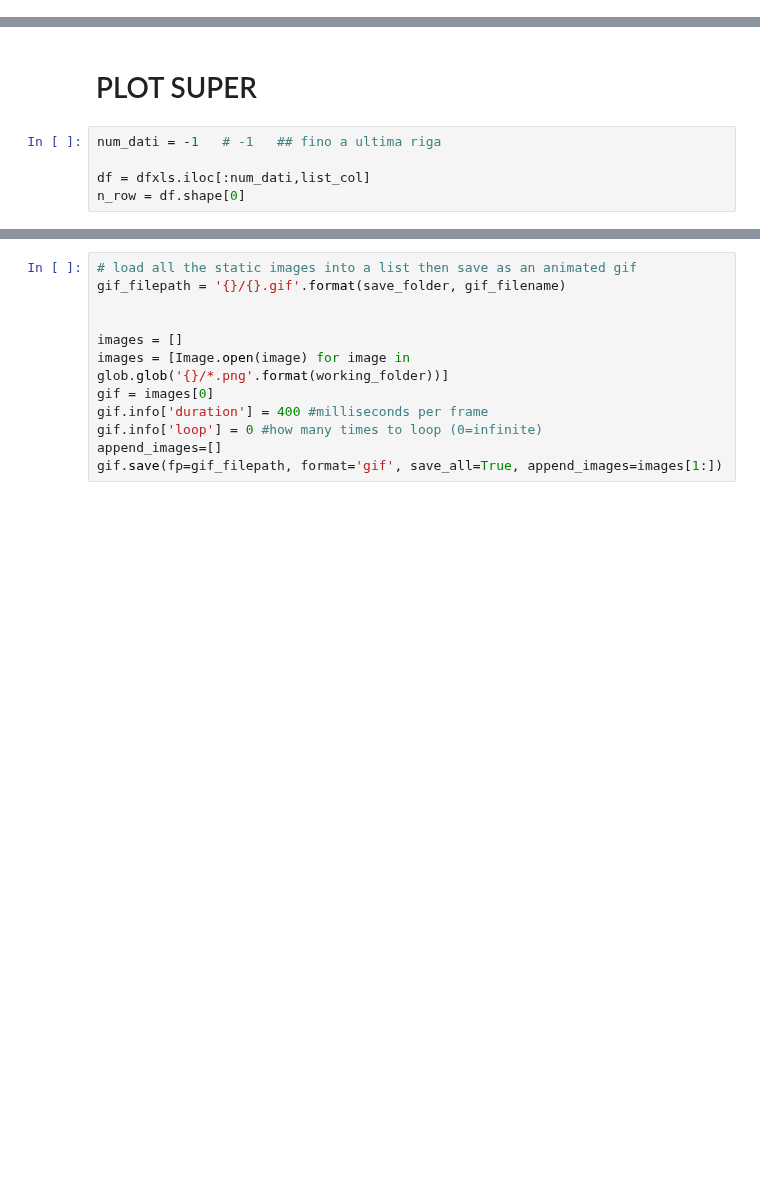
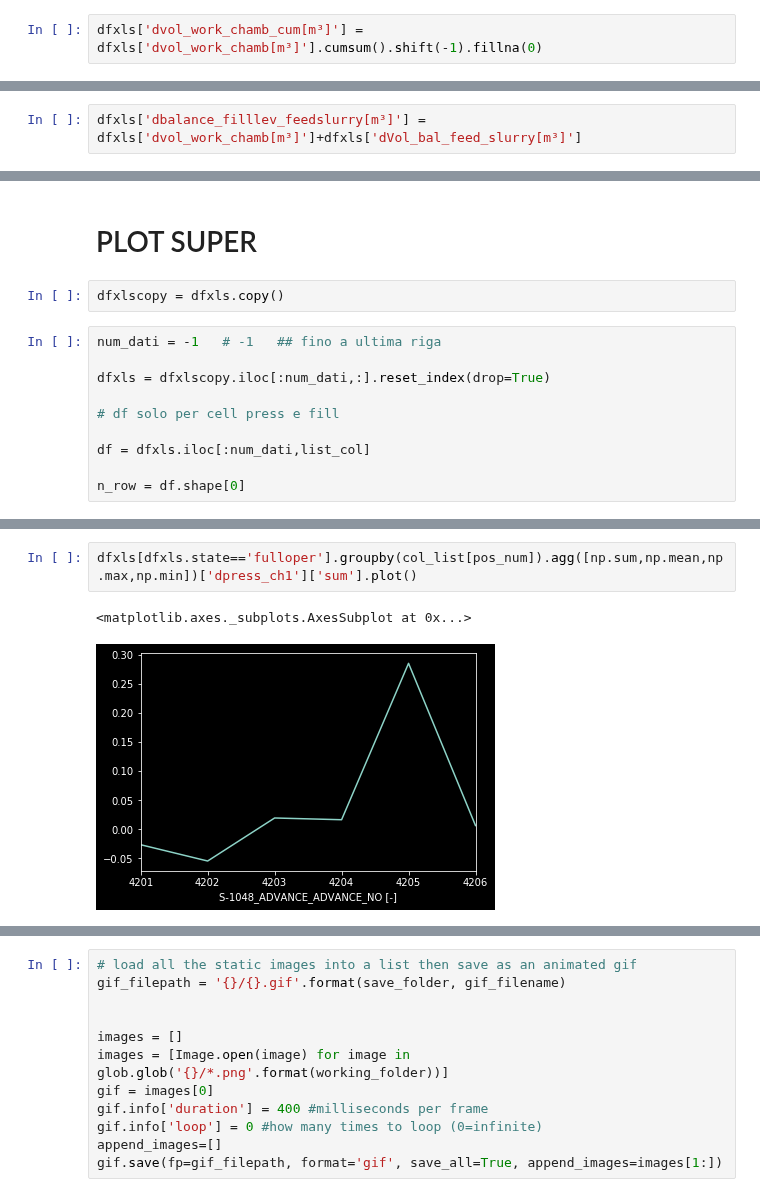
Before and after one commit to fabrizioperuzzo/tbm-slurry-data, a Jupyter notebook: FAL-1048-20100107_LAST.ipynb, the cells around one changed output, grey strips where cells are left out. Cells and saved outputs as stored; diff of their text form; blank space fills up the shorter version.

```diff
--- a/FAL-1048-20100107_LAST.ipynb
+++ b/FAL-1048-20100107_LAST.ipynb
@@ -136,0 +180,2 @@ dfxls['vol_work_chamb_diff[m³]'] = dfxls['vol_work_chamb[m³]'].diff(periods=1)
+# %%
+dfxls['dvol_work_chamb_cum[m³]'] = dfxls['dvol_work_chamb[m³]'].cumsum().shift(-1).fillna(0)
@@ -137,3 +184,5 @@ dfxls['vol_work_chamb_diff[m³]'] = dfxls['vol_work_chamb[m³]'].diff(periods=1)
+# %%
+dfxls['dbalance_filllev_feedslurry[m³]'] = dfxls['dvol_work_chamb[m³]']+dfxls['dVol_bal_feed_slurry[m³]']
 # %% [markdown]
 #### Creo la colonna STATE (fulloper,stall_rotating,stall_stand)
 # %%
@@ -186,8 +293,15 @@ for i in np.arange(0,n_sensori,1):
     list_z.append(z)
 # %% [markdown]
 # PLOT SUPER
+# %%
+dfxlscopy = dfxls.copy()
 # %%
 num_dati = -1   # -1   ## fino a ultima riga
 
+dfxls = dfxlscopy.iloc[:num_dati,:].reset_index(drop=True)
+
+# df solo per cell press e fill
+
 df = dfxls.iloc[:num_dati,list_col]
+
 n_row = df.shape[0]
@@ -447,0 +651,5 @@ Name: datestamp, Length: 2879, dtype: datetime64[ns]
+# %%
+dfxls[dfxls.state=='fulloper'].groupby(col_list[pos_num]).agg([np.sum,np.mean,np.max,np.min])['dpress_ch1']['sum'].plot()
+# %% [output]
+<matplotlib.axes._subplots.AxesSubplot at 0x...>
+[figure, added]
```
Also changed, not shown: parts of 42 cells of this notebook.
